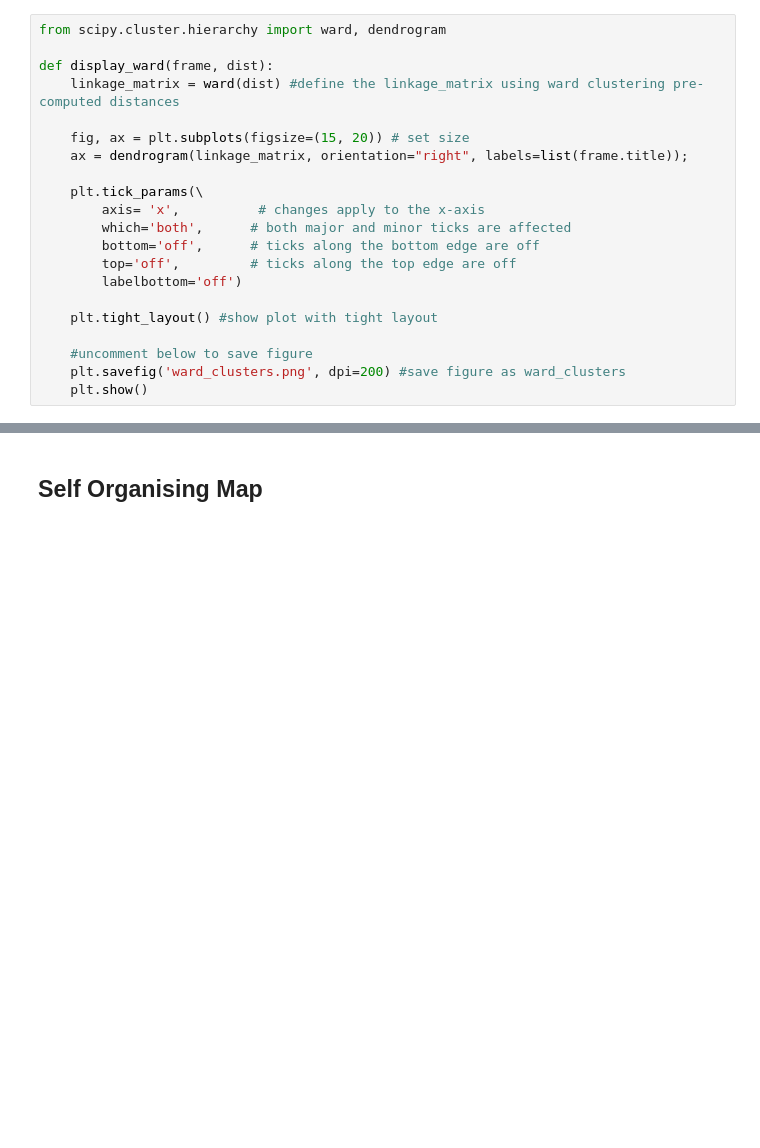
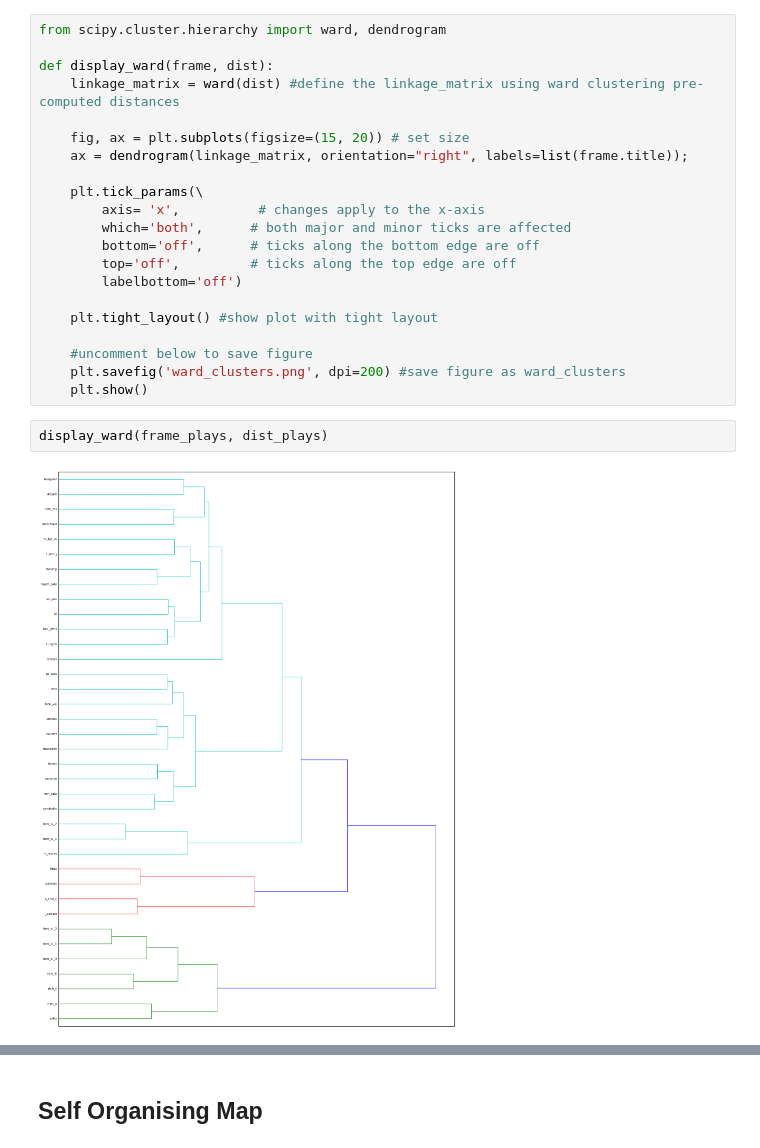
Before and after one commit to rabjohnston/E81HW5, a Jupyter notebook: HW5_rob.ipynb, the cells around one changed output, grey strips where cells are left out. Drawn from its saved outputs; the diff is of its cells as text; blank space fills up the shorter version.

```diff
--- a/HW5_rob.ipynb
+++ b/HW5_rob.ipynb
@@ -482,5 +546,9 @@ def display_ward(frame, dist):
     #uncomment below to save figure
     plt.savefig('ward_clusters.png', dpi=200) #save figure as ward_clusters
     plt.show()
+# %%
+display_ward(frame_plays, dist_plays)
+# %% [output]
+[figure, added]
 # %%
 display_ward(frame_speakers, dist_speakers)
```
Also changed, not shown: parts of 16 cells of this notebook.
